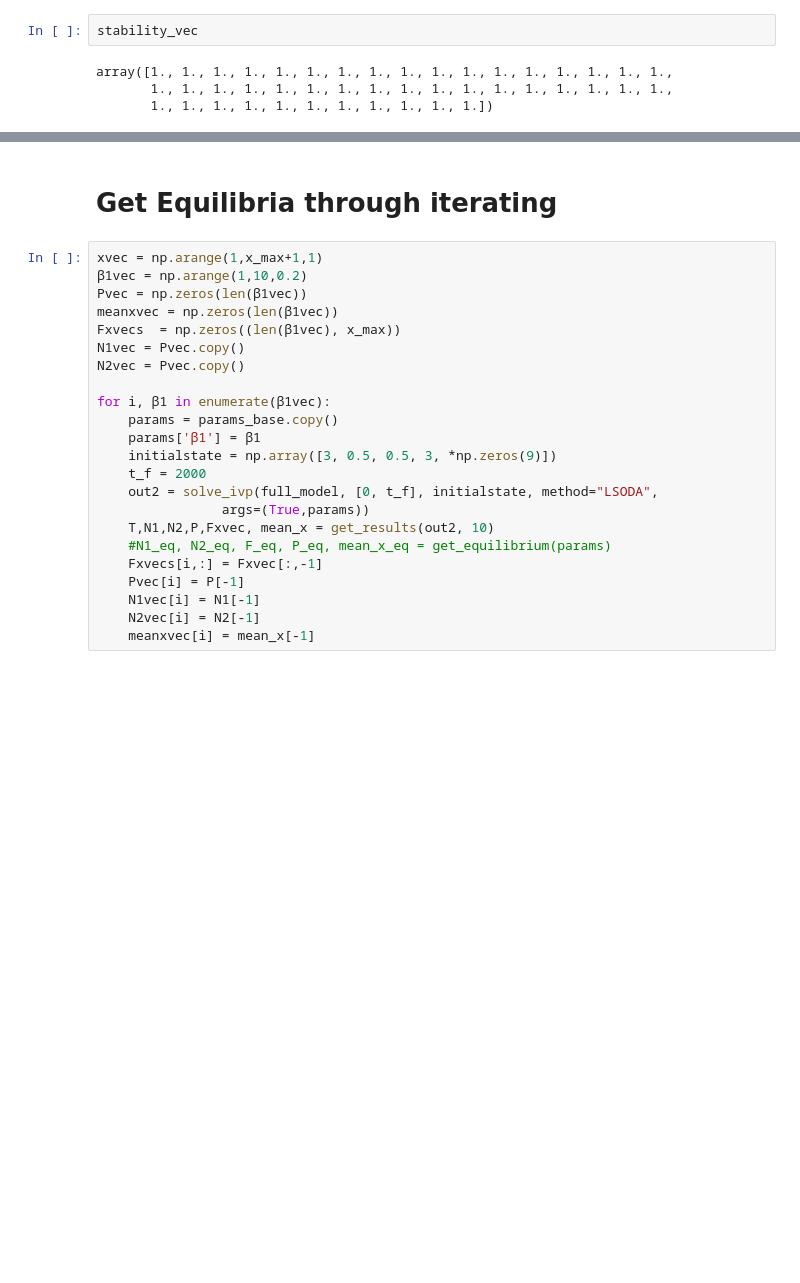
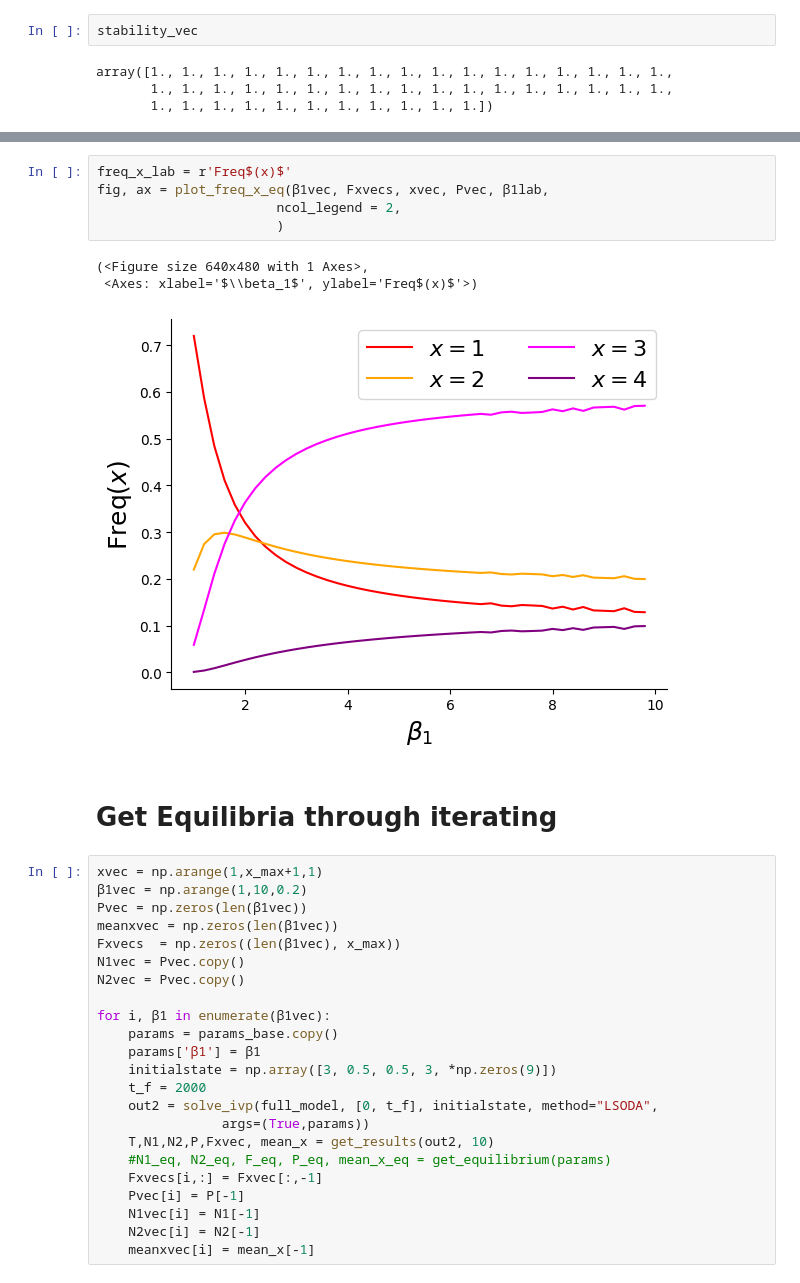
Before and after one commit to taliaborofsky/AdaptiveDynamics_CH_RS, a Jupyter notebook: TypeI_Eq_Plots.ipynb, the cells around one changed output, grey strips where cells are left out. Saved outputs shown, nothing was run; the diff lists cells and outputs as text; blank space fills up the shorter version.

```diff
--- a/TypeI_Eq_Plots.ipynb
+++ b/TypeI_Eq_Plots.ipynb
@@ -141,3 +142,12 @@ format_ax(ax,N1lab,N2lab)
+# %%
+freq_x_lab = r'Freq$(x)$'
+fig, ax = plot_freq_x_eq(β1vec, Fxvecs, xvec, Pvec, β1lab,
+                       ncol_legend = 2,
+                       )
+# %% [output]
+(<Figure size 640x480 with 1 Axes>,
+ <Axes: xlabel='$\\beta_1$', ylabel='Freq$(x)$'>)
+[figure, added]
 # %% [markdown]
 # Get Equilibria through iterating
 # %%
```
Also changed, not shown: parts of 6 cells of this notebook, 16 other files.
